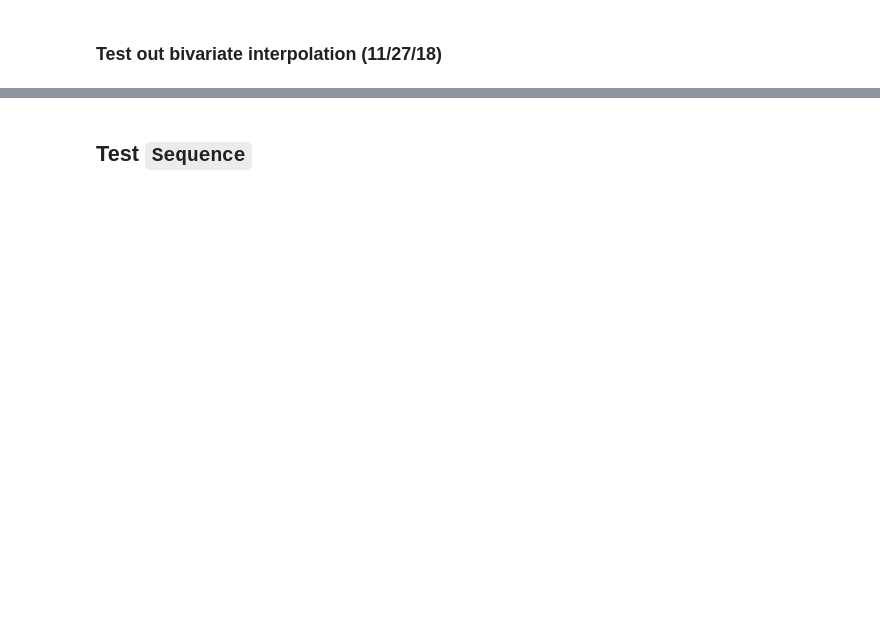
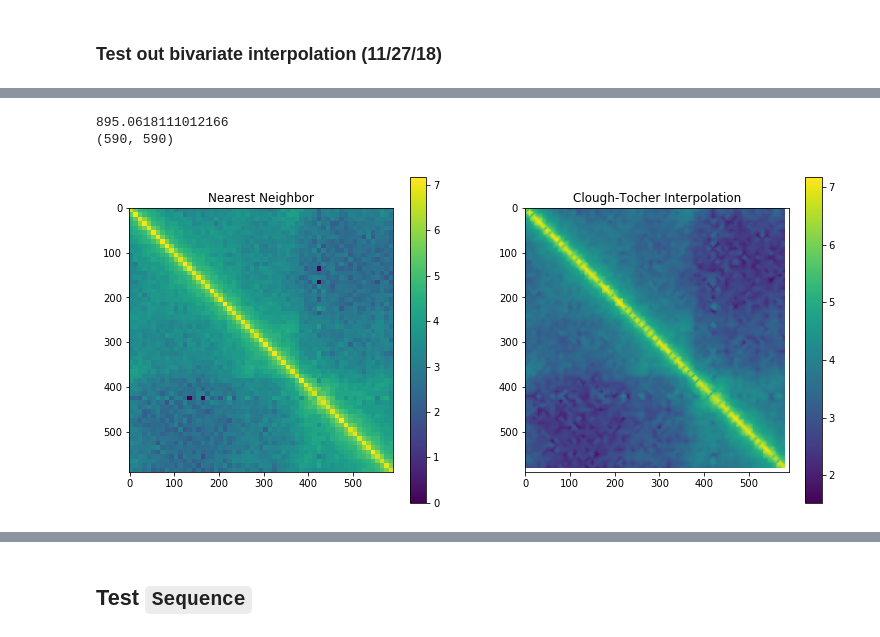
Before and after one commit to venkatesh-sivaraman/hicmotif, a Jupyter notebook: notebooks/test_models.ipynb, the cells around one changed output, grey strips where cells are left out. Saved outputs shown, nothing was run; the diff lists cells and outputs as text; code cells hidden in the pictures; blank space fills up the shorter version.

```diff
--- a/notebooks/test_models.ipynb
+++ b/notebooks/test_models.ipynb
@@ -98,0 +140,18 @@ plt.show()
+# %%
+plt.figure(figsize=(13, 6))
+plt.subplot(1, 2, 1)
+plt.imshow(np.log(1 + np.maximum(0, nearest)))
+plt.colorbar()
+plt.title("Nearest Neighbor")
+plt.subplot(1, 2, 2)
+print(interpolator(r[1] - matrix.resolution, r[1] - matrix.resolution))
+grid = np.meshgrid(np.arange(r[0], r[1], interp_resolution), np.arange(r[0], r[1], interp_resolution))
+print(grid[0].shape)
+plt.imshow(np.log(interpolator(*grid)))
+plt.colorbar()
+plt.title("Clough-Tocher Interpolation")
+plt.show()
+# %% [output]
+895.0618111012166
+(590, 590)
+[figure, added]
```
Also changed, not shown: parts of 8 cells of this notebook, 1 other file.
